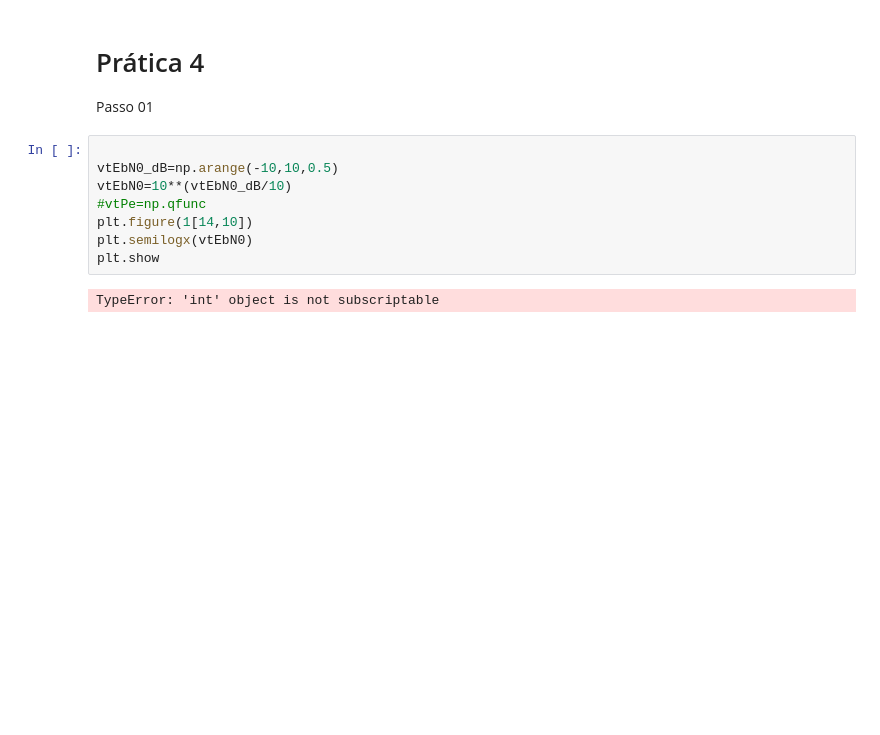
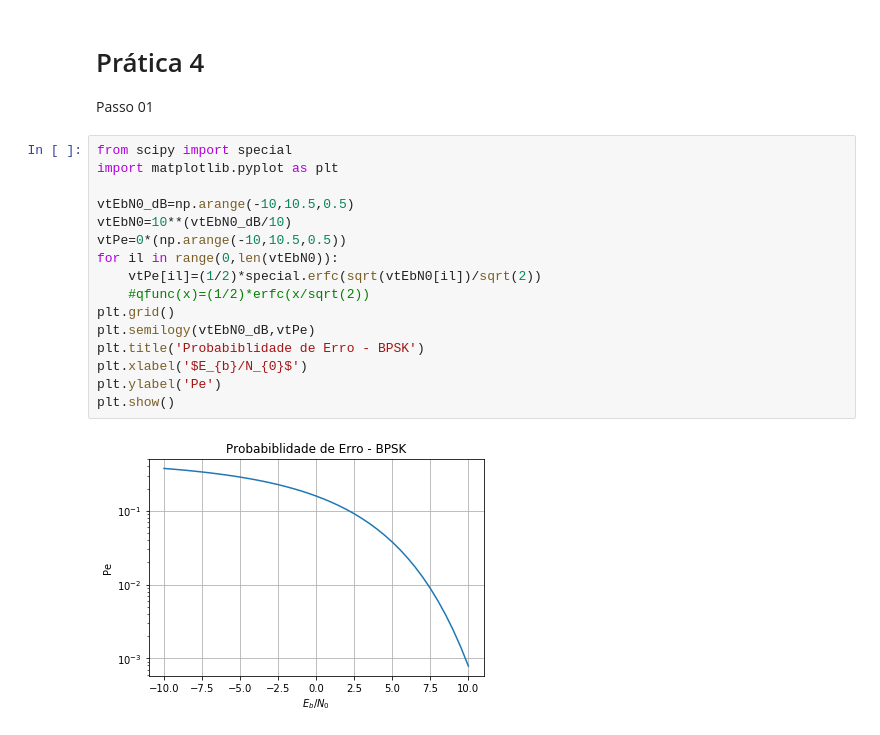
Before and after one commit to victordcsilva/DCO2004_Lab_Prototipagem, a Jupyter notebook: H09/Entrega_h09.ipynb, the cells around one changed output. Drawn from its saved outputs; the diff is of its cells as text; blank space fills up the shorter version.

```diff
--- a/H09/Entrega_h09.ipynb
+++ b/H09/Entrega_h09.ipynb
@@ -258,13 +258,21 @@ for ik in range(0,len(vtEbN0_dB)):
 # %% [markdown]
 # Prática 4
 Passo 01
-# %%
-
-vtEbN0_dB=np.arange(-10,10,0.5)
-vtEbN0=10**(vtEbN0_dB/10)
-#vtPe=np.qfunc
-plt.figure(1[14,10])
-plt.semilogx(vtEbN0)
-plt.show
-# %% [output]
-TypeError: 'int' object is not subscriptable
+# %%
+from scipy import special
+import matplotlib.pyplot as plt
+
+vtEbN0_dB=np.arange(-10,10.5,0.5)
+vtEbN0=10**(vtEbN0_dB/10)
+vtPe=0*(np.arange(-10,10.5,0.5))
+for il in range(0,len(vtEbN0)):
+    vtPe[il]=(1/2)*special.erfc(sqrt(vtEbN0[il])/sqrt(2))
+    #qfunc(x)=(1/2)*erfc(x/sqrt(2))
+plt.grid()
+plt.semilogy(vtEbN0_dB,vtPe)
+plt.title('Probabiblidade de Erro - BPSK')
+plt.xlabel('$E_{b}/N_{0}$')
+plt.ylabel('Pe')
+plt.show()
+# %% [output]
+[figure, added]
```
Also changed, not shown: parts of 8 cells of this notebook.
